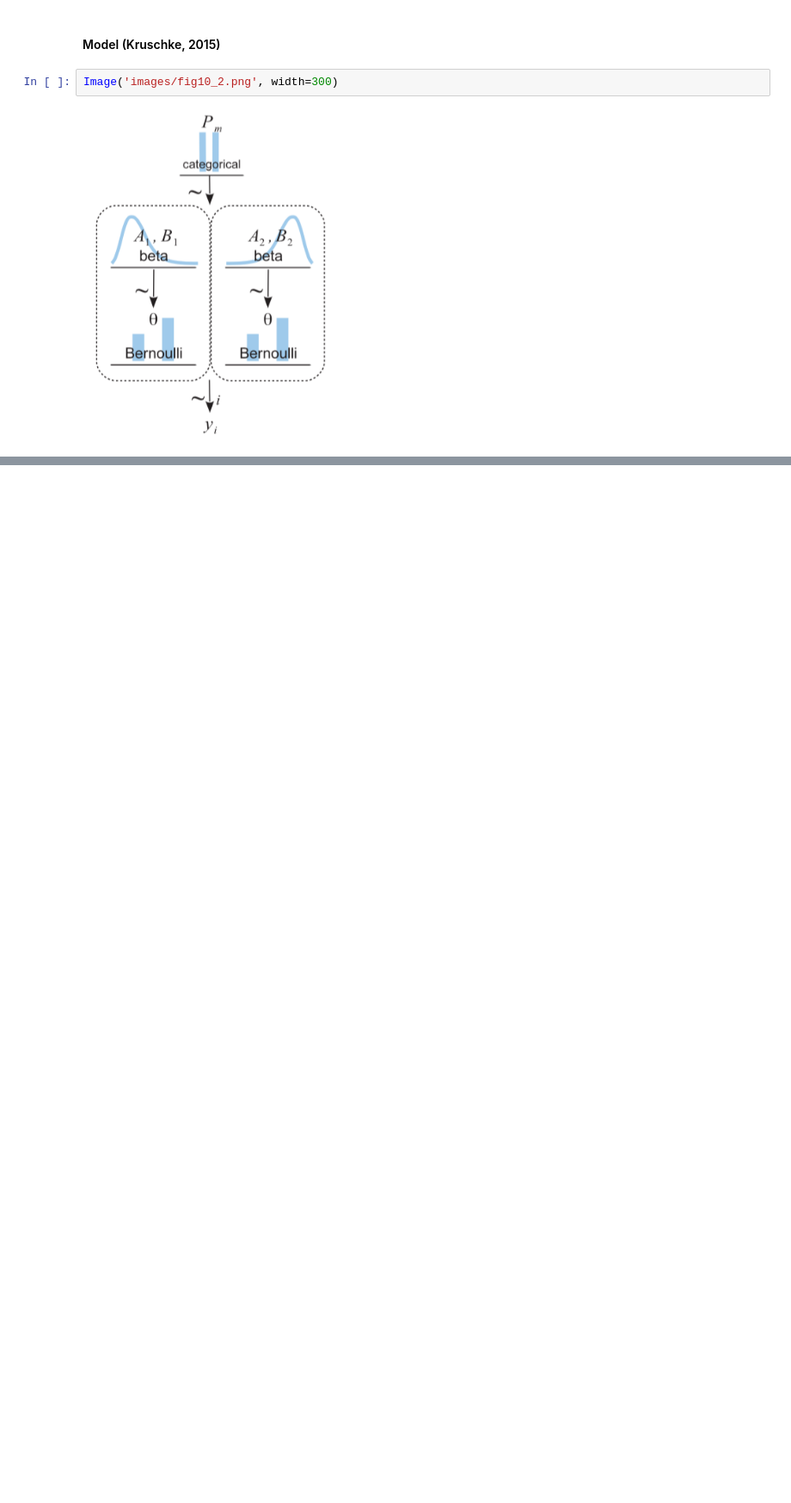
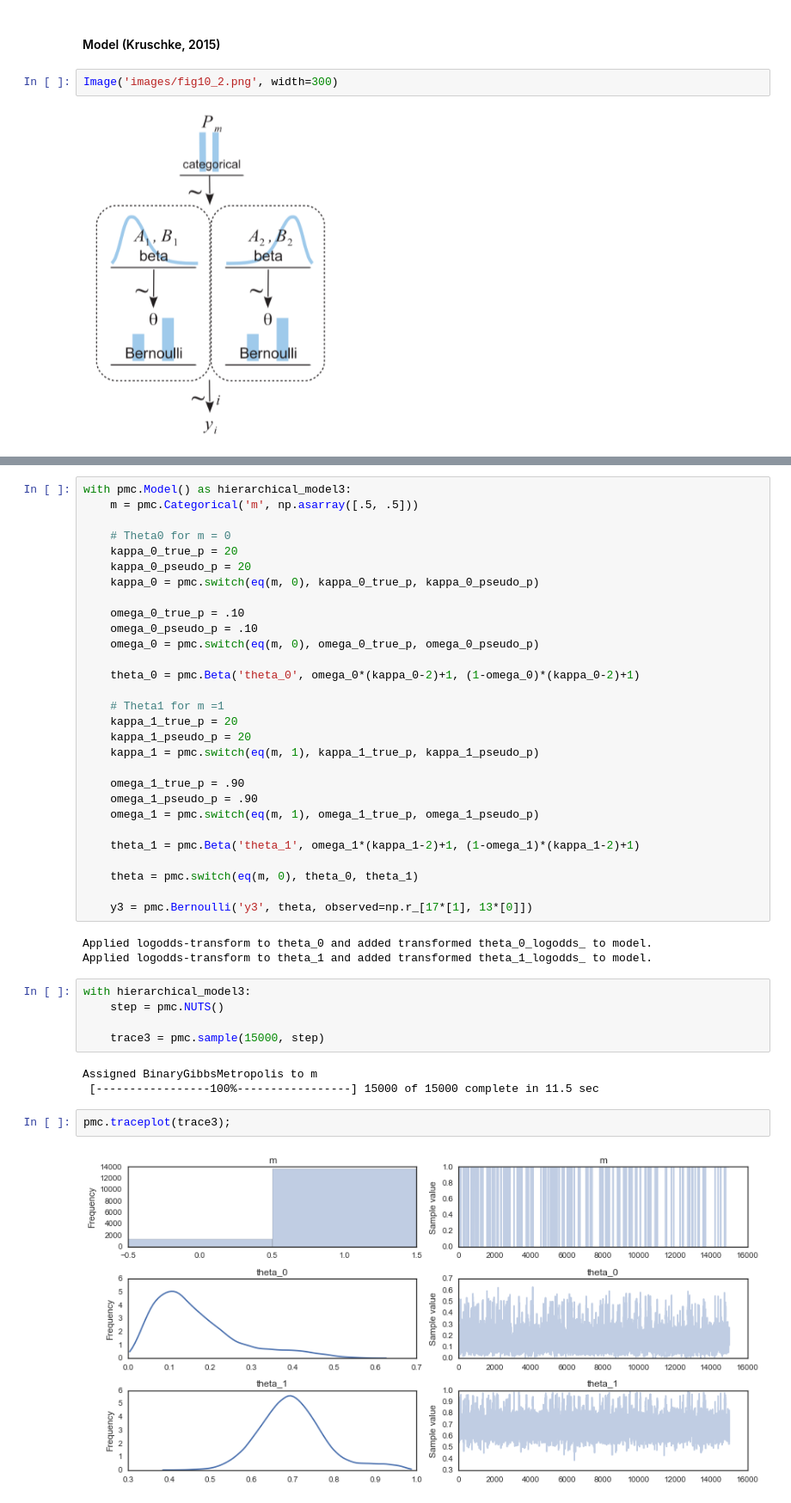
Before and after one commit to JWarmenhoven/DBDA-python, a Jupyter notebook: Notebooks/Chapter 10.ipynb, the cells around one changed output, grey strips where cells are left out. Shown at 86% size. Saved outputs shown, nothing was run; the diff lists cells and outputs as text; blank space fills up the shorter version.

```diff
--- a/Notebooks/Chapter 10.ipynb
+++ b/Notebooks/Chapter 10.ipynb
@@ -155,0 +165,44 @@ pmc.plot_posterior(trace2, varnames=['theta_0', 'theta_1'], point_estimate='mode
+# %%
+with pmc.Model() as hierarchical_model3:
+    m = pmc.Categorical('m', np.asarray([.5, .5]))
+
+    # Theta0 for m = 0
+    kappa_0_true_p = 20
+    kappa_0_pseudo_p = 20
+    kappa_0 = pmc.switch(eq(m, 0), kappa_0_true_p, kappa_0_pseudo_p)
+
+    omega_0_true_p = .10
+    omega_0_pseudo_p = .10
+    omega_0 = pmc.switch(eq(m, 0), omega_0_true_p, omega_0_pseudo_p)
+
+    theta_0 = pmc.Beta('theta_0', omega_0*(kappa_0-2)+1, (1-omega_0)*(kappa_0-2)+1)
+
+    # Theta1 for m =1
+    kappa_1_true_p = 20
+    kappa_1_pseudo_p = 20
+    kappa_1 = pmc.switch(eq(m, 1), kappa_1_true_p, kappa_1_pseudo_p)
+
+    omega_1_true_p = .90
+    omega_1_pseudo_p = .90
+    omega_1 = pmc.switch(eq(m, 1), omega_1_true_p, omega_1_pseudo_p)
+
+    theta_1 = pmc.Beta('theta_1', omega_1*(kappa_1-2)+1, (1-omega_1)*(kappa_1-2)+1)
+
+    theta = pmc.switch(eq(m, 0), theta_0, theta_1)
+
+    y3 = pmc.Bernoulli('y3', theta, observed=np.r_[17*[1], 13*[0]])
+# %% [output]
+Applied logodds-transform to theta_0 and added transformed theta_0_logodds_ to model.
+Applied logodds-transform to theta_1 and added transformed theta_1_logodds_ to model.
+# %%
+with hierarchical_model3:
+    step = pmc.NUTS()
+
+    trace3 = pmc.sample(15000, step)
+# %% [output]
+Assigned BinaryGibbsMetropolis to m
+ [-----------------100%-----------------] 15000 of 15000 complete in 11.5 sec
+# %%
+pmc.traceplot(trace3);
+# %% [output]
+[figure, added]
```
Also changed, not shown: parts of 28 cells of this notebook.
